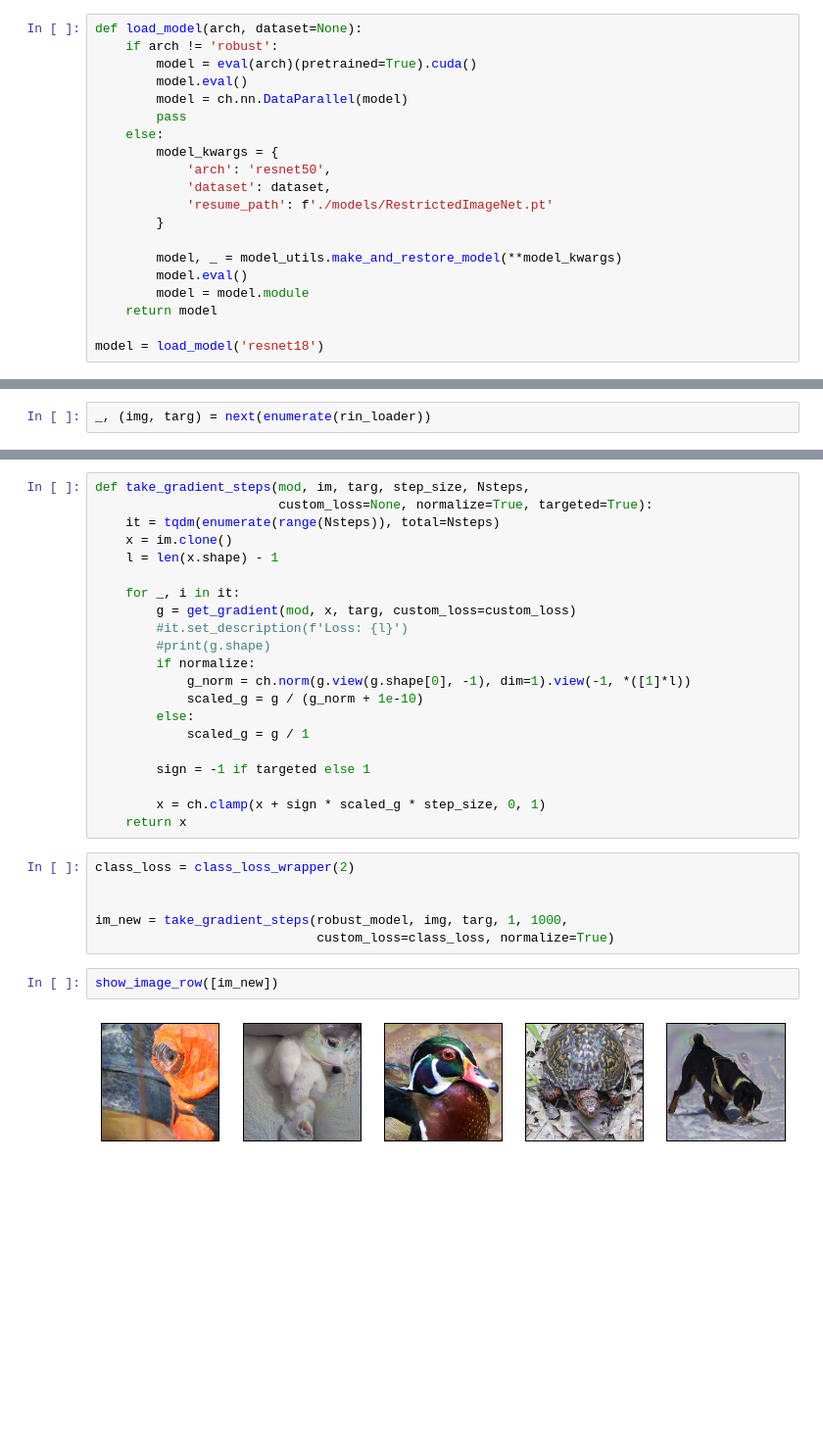
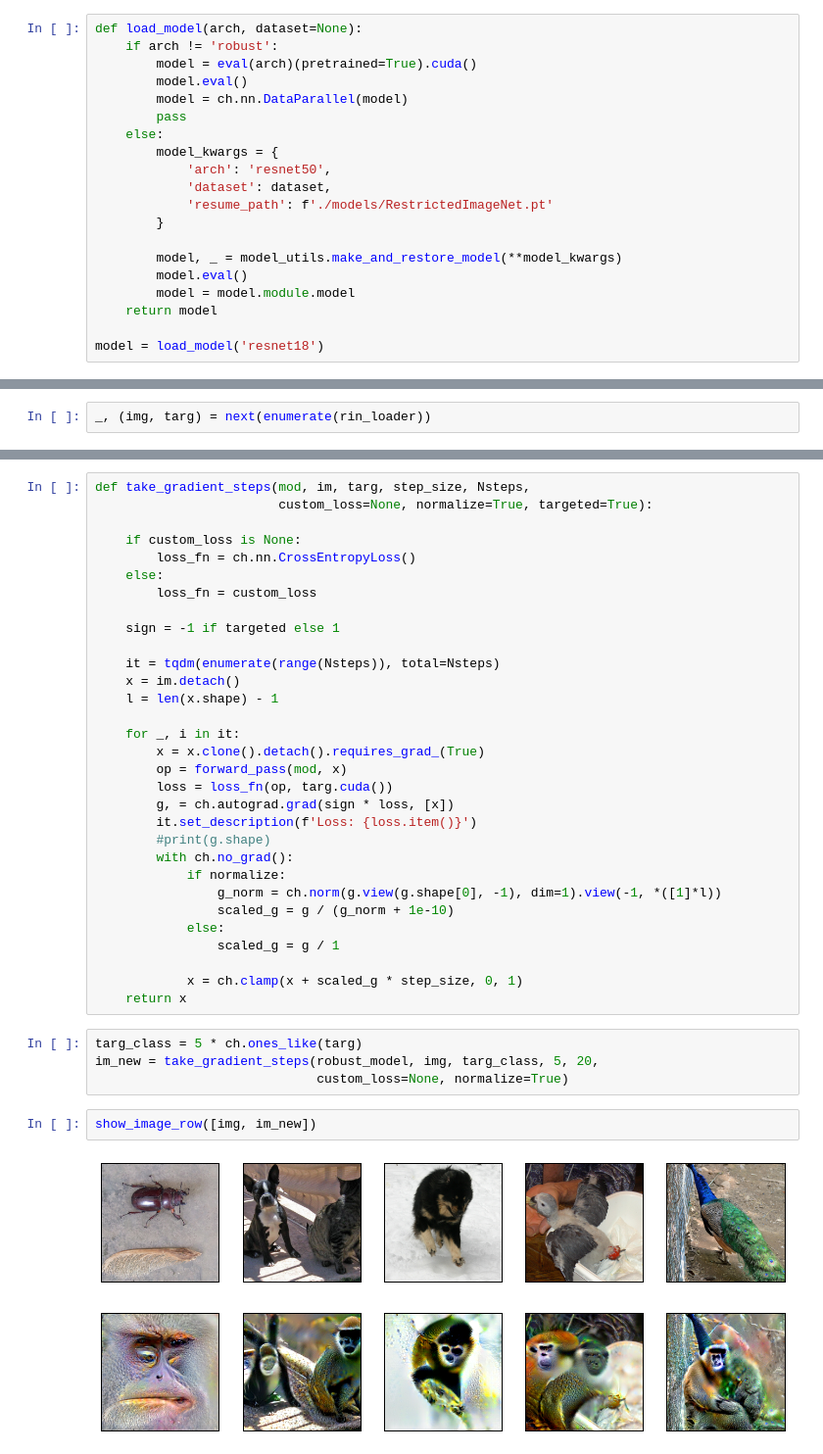
Before and after one commit to ShibaniSanturkar/IAP_InterpretabilityClass, a Jupyter notebook: gradients.ipynb, the cells around one changed output, grey strips where cells are left out. Shown at 98% size. Saved outputs shown, nothing was run; the diff lists cells and outputs as text; blank space fills up the shorter version.

```diff
--- a/gradients.ipynb
+++ b/gradients.ipynb
@@ -39,7 +39,7 @@ def load_model(arch, dataset=None):
 
         model, _ = model_utils.make_and_restore_model(**model_kwargs)
         model.eval()
-        model = model.module
+        model = model.module.model
     return model
 
 model = load_model('resnet18')
@@ -159,31 +140,39 @@ show_image_row([vis_tensor(grad_class)])
 # %%
 def take_gradient_steps(mod, im, targ, step_size, Nsteps,
                         custom_loss=None, normalize=True, targeted=True):
+
+    if custom_loss is None:
+        loss_fn = ch.nn.CrossEntropyLoss()
+    else:
+        loss_fn = custom_loss
+
+    sign = -1 if targeted else 1
+
     it = tqdm(enumerate(range(Nsteps)), total=Nsteps)
-    x = im.clone()
+    x = im.detach()
     l = len(x.shape) - 1
 
     for _, i in it:
-        g = get_gradient(mod, x, targ, custom_loss=custom_loss)
-        #it.set_description(f'Loss: {l}')
+        x = x.clone().detach().requires_grad_(True)
+        op = forward_pass(mod, x)
+        loss = loss_fn(op, targ.cuda())
+        g, = ch.autograd.grad(sign * loss, [x])
+        it.set_description(f'Loss: {loss.item()}')
         #print(g.shape)
-        if normalize:
-            g_norm = ch.norm(g.view(g.shape[0], -1), dim=1).view(-1, *([1]*l))
-            scaled_g = g / (g_norm + 1e-10)
-        else:
-            scaled_g = g / 1
+        with ch.no_grad():
+            if normalize:
+                g_norm = ch.norm(g.view(g.shape[0], -1), dim=1).view(-1, *([1]*l))
+                scaled_g = g / (g_norm + 1e-10)
+            else:
+                scaled_g = g / 1
 
-        sign = -1 if targeted else 1
-
-        x = ch.clamp(x + sign * scaled_g * step_size, 0, 1)
+            x = ch.clamp(x + scaled_g * step_size, 0, 1)
     return x
 # %%
-class_loss = class_loss_wrapper(2)
-
-
-im_new = take_gradient_steps(robust_model, img, targ, 1, 1000,
-                             custom_loss=class_loss, normalize=True)
+targ_class = 5 * ch.ones_like(targ)
+im_new = take_gradient_steps(robust_model, img, targ_class, 5, 20,
+                             custom_loss=None, normalize=True)
 # %%
-show_image_row([im_new])
+show_image_row([img, im_new])
 # %% [output]
-[figure, old version]
+[figure, new version]
```
Also changed, not shown: parts of 10 cells of this notebook.
